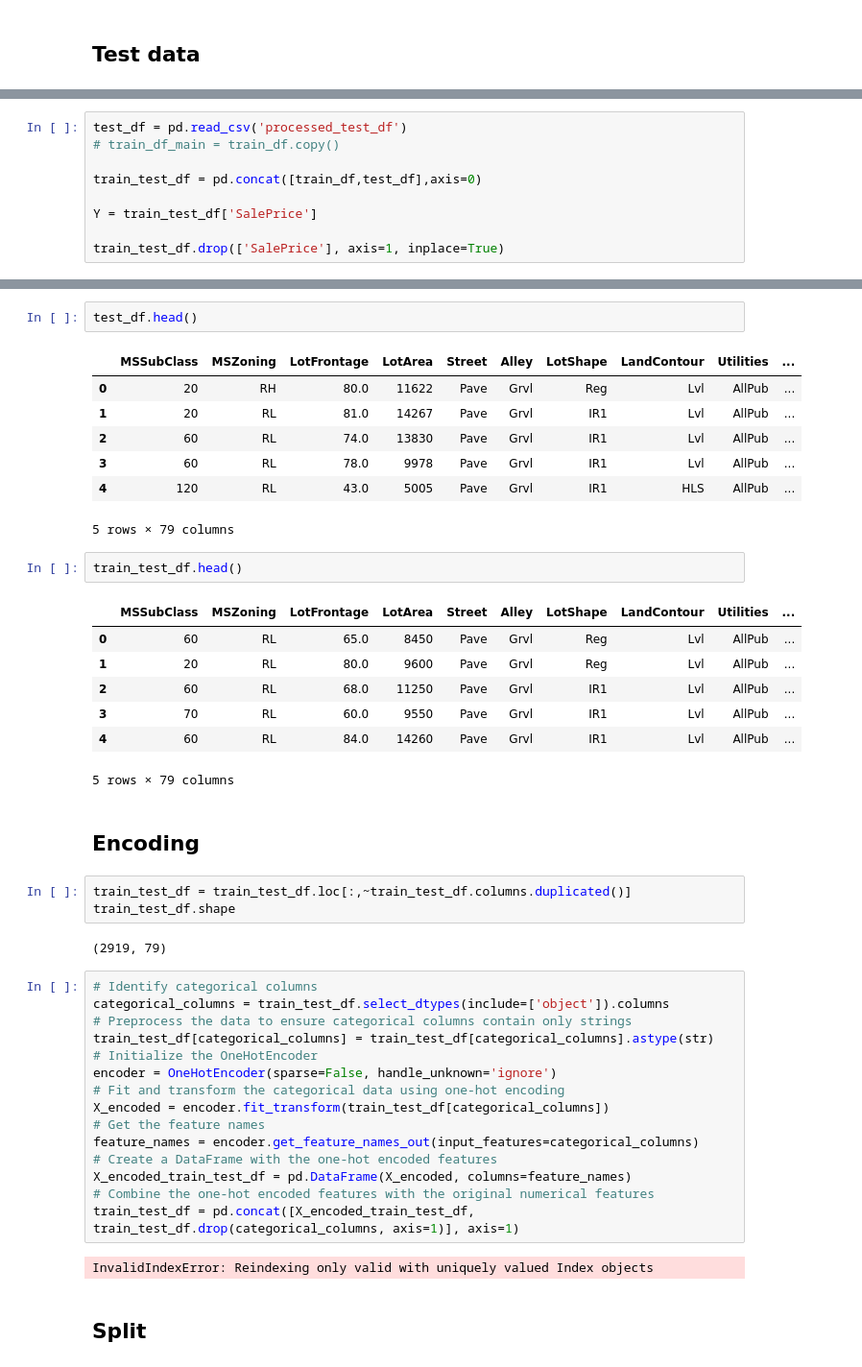
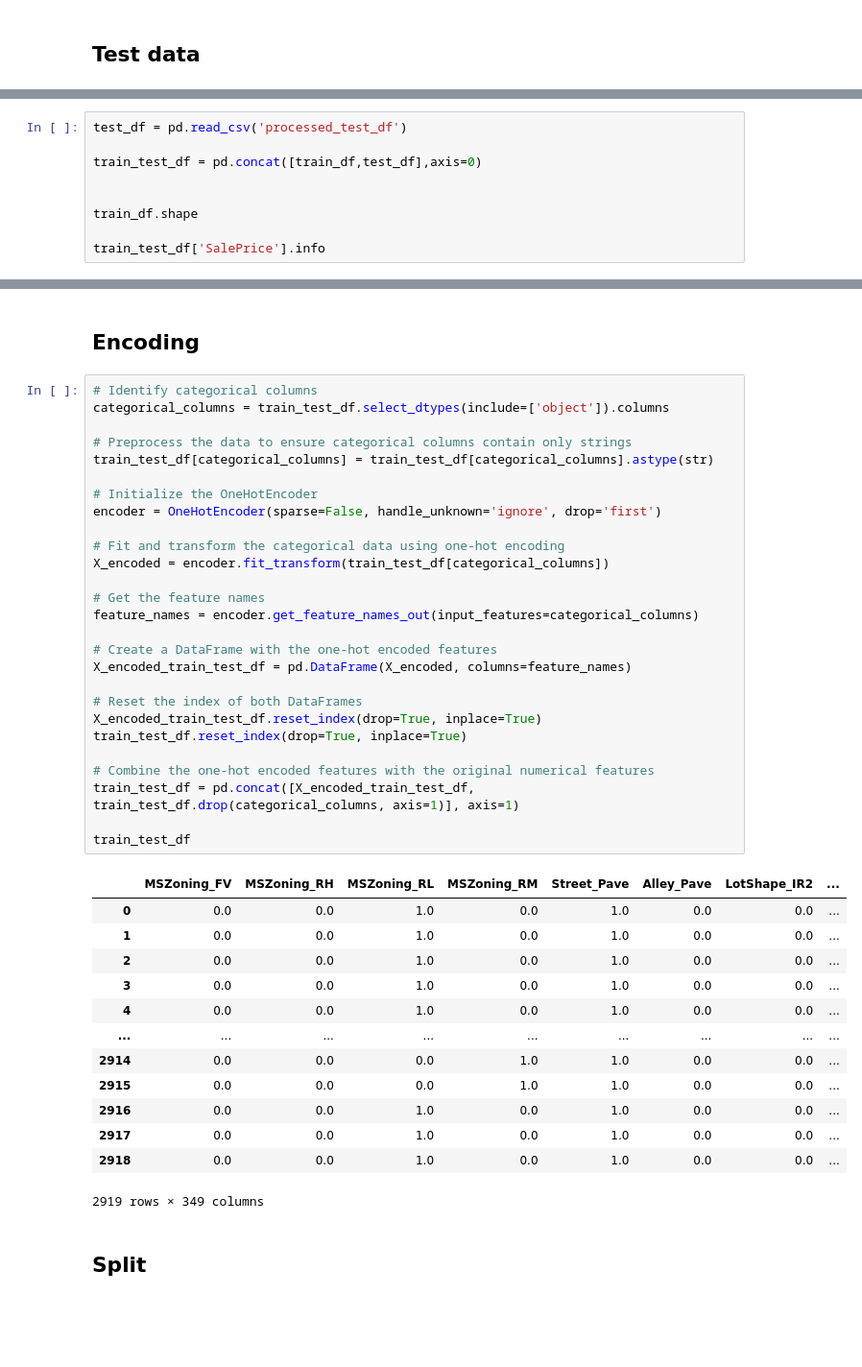
Before and after one commit to hakonsonstebo/HPP, a Jupyter notebook: HPP.ipynb, the cells around one changed output, grey strips where cells are left out. Shown at 96% size. Saved outputs shown, nothing was run; the diff lists cells and outputs as text; blank space fills up the shorter version.

```diff
--- a/HPP.ipynb
+++ b/HPP.ipynb
@@ -69,9 +69,9 @@ Handle Categorical Features
 # %%
 test_df = pd.read_csv('processed_test_df')
-# train_df_main = train_df.copy()
 
 train_test_df = pd.concat([train_df,test_df],axis=0)
 
-Y = train_test_df['SalePrice']
 
-train_test_df.drop(['SalePrice'], axis=1, inplace=True)
+train_df.shape
+
+train_test_df['SalePrice'].info
@@ -88,46 +91,45 @@ train_df.head()
-# %%
-test_df.head()
-# %% [output]
-|  | MSSubClass | MSZoning | LotFrontage | LotArea | Street | Alley | LotShape | LandContour | Utilities | ... |
-| 0 | 20 | RH | 80.0 | 11622 | Pave | Grvl | Reg | Lvl | AllPub | ... |
-| 1 | 20 | RL | 81.0 | 14267 | Pave | Grvl | IR1 | Lvl | AllPub | ... |
-| 2 | 60 | RL | 74.0 | 13830 | Pave | Grvl | IR1 | Lvl | AllPub | ... |
-| 3 | 60 | RL | 78.0 | 9978 | Pave | Grvl | IR1 | Lvl | AllPub | ... |
-| 4 | 120 | RL | 43.0 | 5005 | Pave | Grvl | IR1 | HLS | AllPub | ... |
-5 rows × 79 columns
-# %%
-train_test_df.head()
-# %% [output]
-|  | MSSubClass | MSZoning | LotFrontage | LotArea | Street | Alley | LotShape | LandContour | Utilities | ... |
-| 0 | 60 | RL | 65.0 | 8450 | Pave | Grvl | Reg | Lvl | AllPub | ... |
-| 1 | 20 | RL | 80.0 | 9600 | Pave | Grvl | Reg | Lvl | AllPub | ... |
-| 2 | 60 | RL | 68.0 | 11250 | Pave | Grvl | IR1 | Lvl | AllPub | ... |
-| 3 | 70 | RL | 60.0 | 9550 | Pave | Grvl | IR1 | Lvl | AllPub | ... |
-| 4 | 60 | RL | 84.0 | 14260 | Pave | Grvl | IR1 | Lvl | AllPub | ... |
-5 rows × 79 columns
 # %% [markdown]
 ## Encoding
-# %%
-train_test_df = train_test_df.loc[:,~train_test_df.columns.duplicated()]
-train_test_df.shape
-# %% [output]
-(2919, 79)
 # %%
 # Identify categorical columns
 categorical_columns = train_test_df.select_dtypes(include=['object']).columns
+
 # Preprocess the data to ensure categorical columns contain only strings
 train_test_df[categorical_columns] = train_test_df[categorical_columns].astype(str)
+
 # Initialize the OneHotEncoder
-encoder = OneHotEncoder(sparse=False, handle_unknown='ignore')
+encoder = OneHotEncoder(sparse=False, handle_unknown='ignore', drop='first')
+
 # Fit and transform the categorical data using one-hot encoding
 X_encoded = encoder.fit_transform(train_test_df[categorical_columns])
+
 # Get the feature names
 feature_names = encoder.get_feature_names_out(input_features=categorical_columns)
+
 # Create a DataFrame with the one-hot encoded features
 X_encoded_train_test_df = pd.DataFrame(X_encoded, columns=feature_names)
+
+# Reset the index of both DataFrames
+X_encoded_train_test_df.reset_index(drop=True, inplace=True)
+train_test_df.reset_index(drop=True, inplace=True)
+
 # Combine the one-hot encoded features with the original numerical features
 train_test_df = pd.concat([X_encoded_train_test_df, train_test_df.drop(categorical_columns, axis=1)], axis=1)
+
+train_test_df
 # %% [output]
+|  | MSZoning_FV | MSZoning_RH | MSZoning_RL | MSZoning_RM | Street_Pave | Alley_Pave | LotShape_IR2 | ... |
+| 0 | 0.0 | 0.0 | 1.0 | 0.0 | 1.0 | 0.0 | 0.0 | ... |
+| 1 | 0.0 | 0.0 | 1.0 | 0.0 | 1.0 | 0.0 | 0.0 | ... |
+| 2 | 0.0 | 0.0 | 1.0 | 0.0 | 1.0 | 0.0 | 0.0 | ... |
+| 3 | 0.0 | 0.0 | 1.0 | 0.0 | 1.0 | 0.0 | 0.0 | ... |
+| 4 | 0.0 | 0.0 | 1.0 | 0.0 | 1.0 | 0.0 | 0.0 | ... |
+| ... | ... | ... | ... | ... | ... | ... | ... | ... |
+| 2914 | 0.0 | 0.0 | 0.0 | 1.0 | 1.0 | 0.0 | 0.0 | ... |
+| 2915 | 0.0 | 0.0 | 0.0 | 1.0 | 1.0 | 0.0 | 0.0 | ... |
+| 2916 | 0.0 | 0.0 | 1.0 | 0.0 | 1.0 | 0.0 | 0.0 | ... |
+| 2917 | 0.0 | 0.0 | 1.0 | 0.0 | 1.0 | 0.0 | 0.0 | ... |
+| 2918 | 0.0 | 0.0 | 1.0 | 0.0 | 1.0 | 0.0 | 0.0 | ... |
-InvalidIndexError: Reindexing only valid with uniquely valued Index objects
+2919 rows × 349 columns
 # %% [markdown]
 ## Split
```
Also changed, not shown: parts of 6 cells of this notebook.
